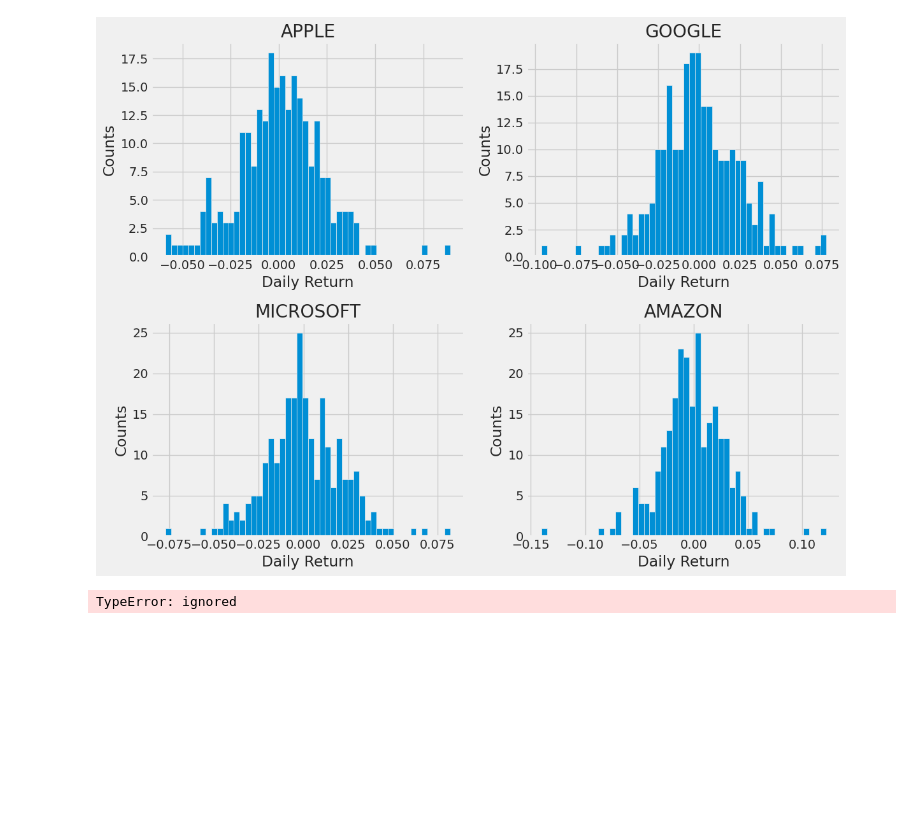
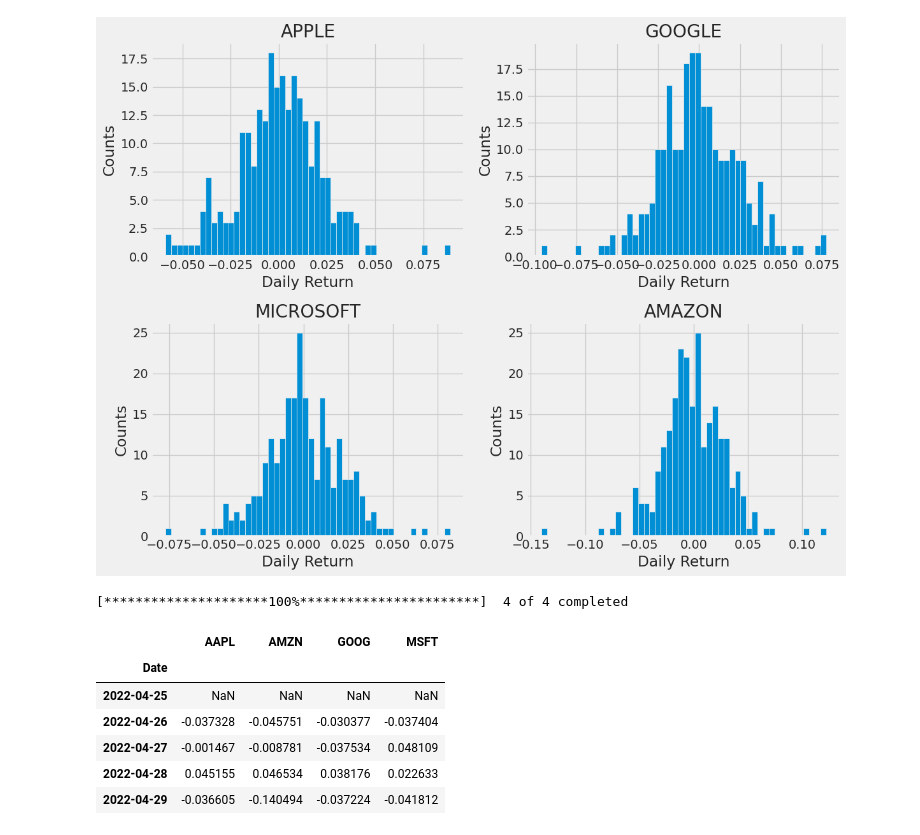
Before and after one commit to earo12/Stock-Market-Analysis, a Jupyter notebook: Stock_Market_Analysis.ipynb, the cells around one changed output. Cells and saved outputs as stored; diff of their text form; code cells hidden in the pictures; blank space fills up the shorter version.

```diff
--- a/Stock_Market_Analysis.ipynb
+++ b/Stock_Market_Analysis.ipynb
@@ -163,10 +163,21 @@ for i, company in enumerate(company_list, 1):
 plt.tight_layout()
 # %% [output]
 [figure]
-# %%
-closing_df = pdr.get_data_yahoo()
-# %% [output]
-TypeError: ignored
+# %%
+closing_df = pdr.get_data_yahoo(tech_list, start=start, end=end)['Adj Close']
+
+# Make a new tech returns DataFrame
+tech_rets = closing_df.pct_change()
+tech_rets.head()
+# %% [output]
+[*********************100%***********************]  4 of 4 completed
+|  | AAPL | AMZN | GOOG | MSFT |
+| Date |  |  |  |  |
+| 2022-04-25 | NaN | NaN | NaN | NaN |
+| 2022-04-26 | -0.037328 | -0.045751 | -0.030377 | -0.037404 |
+| 2022-04-27 | -0.001467 | -0.008781 | -0.037534 | 0.048109 |
+| 2022-04-28 | 0.045155 | 0.046534 | 0.038176 | 0.022633 |
+| 2022-04-29 | -0.036605 | -0.140494 | -0.037224 | -0.041812 |
 # %%
 sns.jointplot(x='GOOG', y='GOOG', data=tech_rets, kind='scatter', color='seagreen')
 # %% [output]
```
Also changed, not shown: parts of 1 cell of this notebook.
